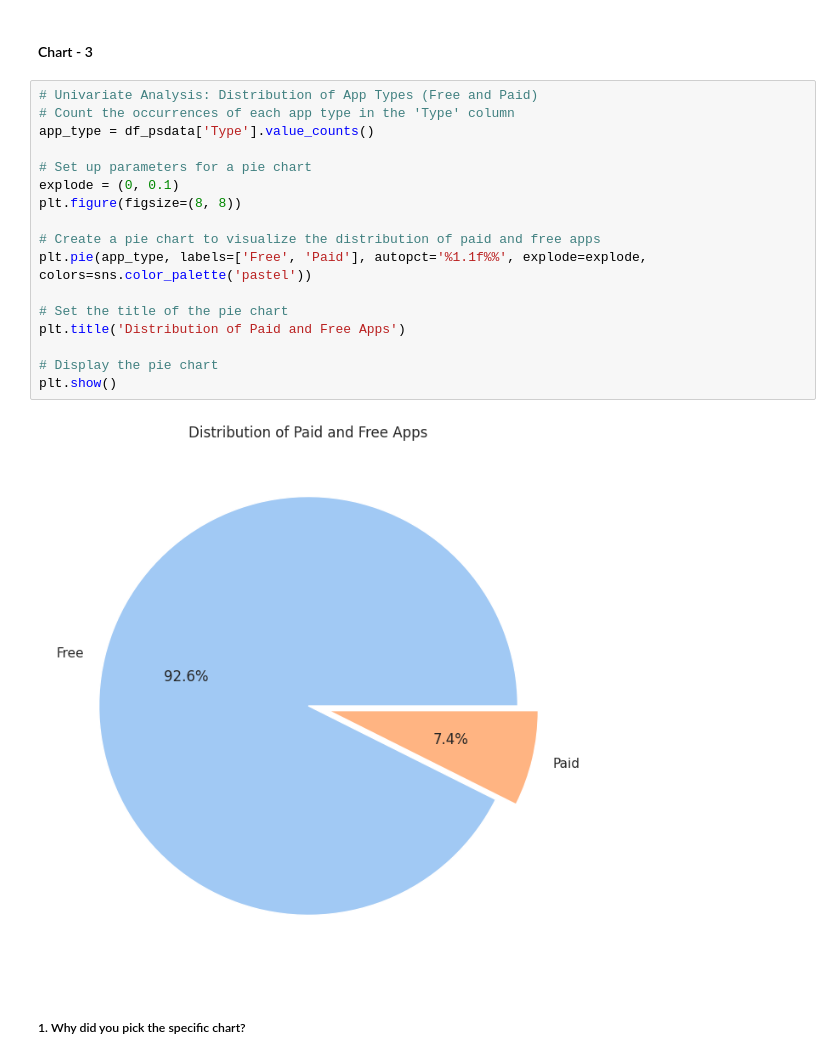
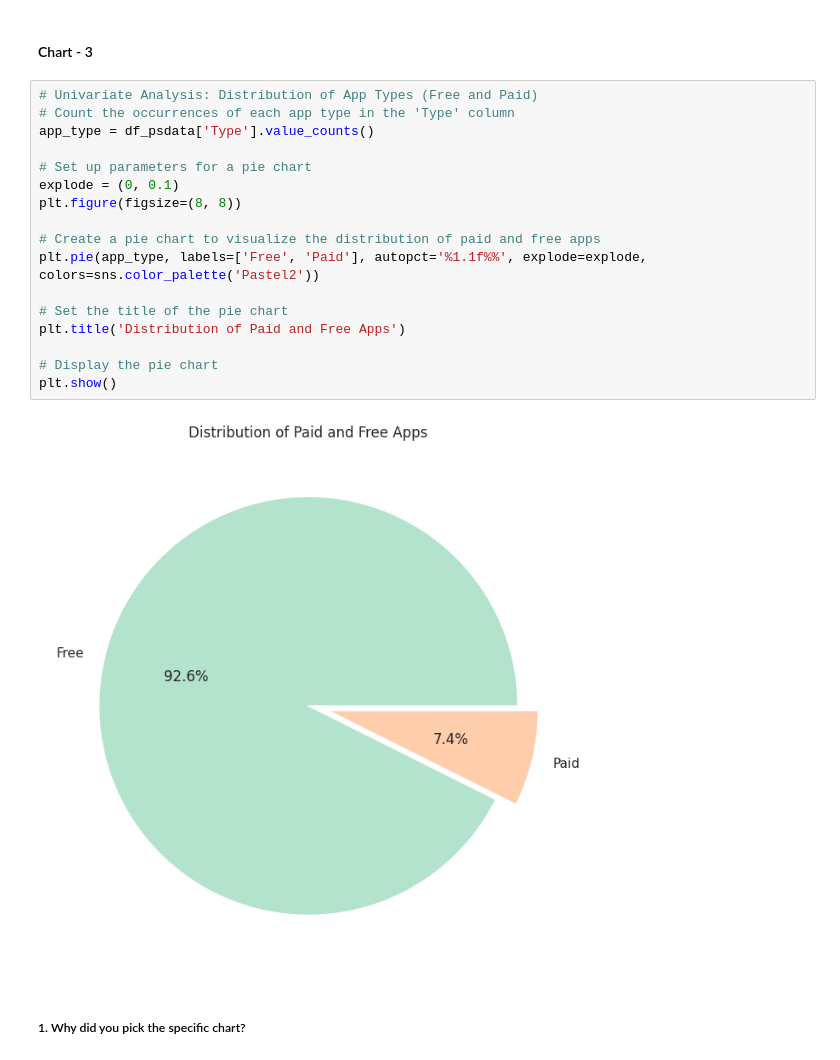
Before and after one commit to rohitpaul09/Play-Store-App-Review-Analysis, a Jupyter notebook: Play_Store_App_Review_Analysis.ipynb, the cells around one changed output. Cells and saved outputs as stored; diff of their text form.

```diff
--- a/Play_Store_App_Review_Analysis.ipynb
+++ b/Play_Store_App_Review_Analysis.ipynb
@@ -691,22 +691,22 @@ In summary, while the insights present opportunities for positive impact, addres
 # %%
 # Univariate Analysis: Distribution of App Types (Free and Paid)
 # Count the occurrences of each app type in the 'Type' column
 app_type = df_psdata['Type'].value_counts()
 
 # Set up parameters for a pie chart
 explode = (0, 0.1)
 plt.figure(figsize=(8, 8))
 
 # Create a pie chart to visualize the distribution of paid and free apps
-plt.pie(app_type, labels=['Free', 'Paid'], autopct='%1.1f%%', explode=explode, colors=sns.color_palette('pastel'))
+plt.pie(app_type, labels=['Free', 'Paid'], autopct='%1.1f%%', explode=explode, colors=sns.color_palette('Pastel2'))
 
 # Set the title of the pie chart
 plt.title('Distribution of Paid and Free Apps')
 
 # Display the pie chart
 plt.show()
 # %% [output]
-[figure, old version]
+[figure, new version]
 # %% [markdown]
 ##### 1. Why did you pick the specific chart?
 # %% [markdown]
```
Also changed, not shown: parts of 15 cells of this notebook.
